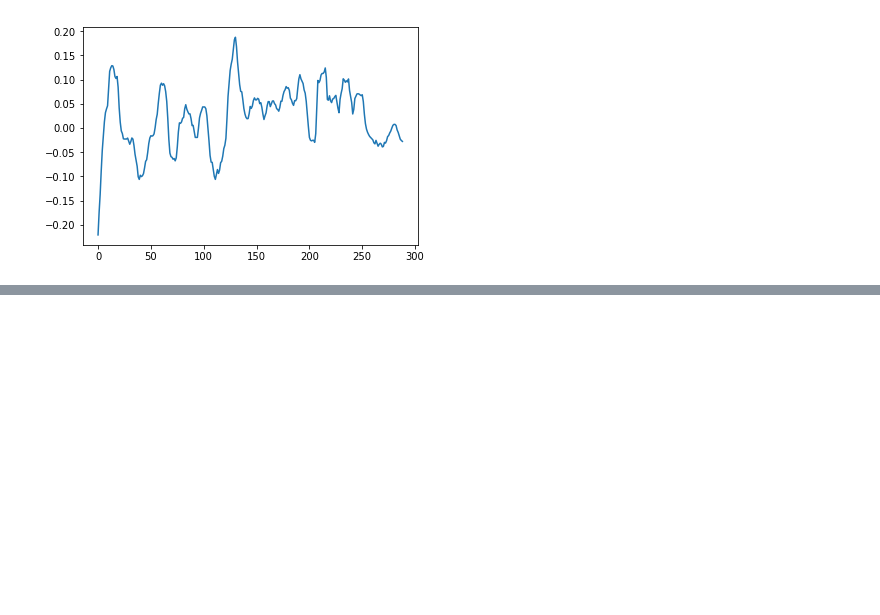
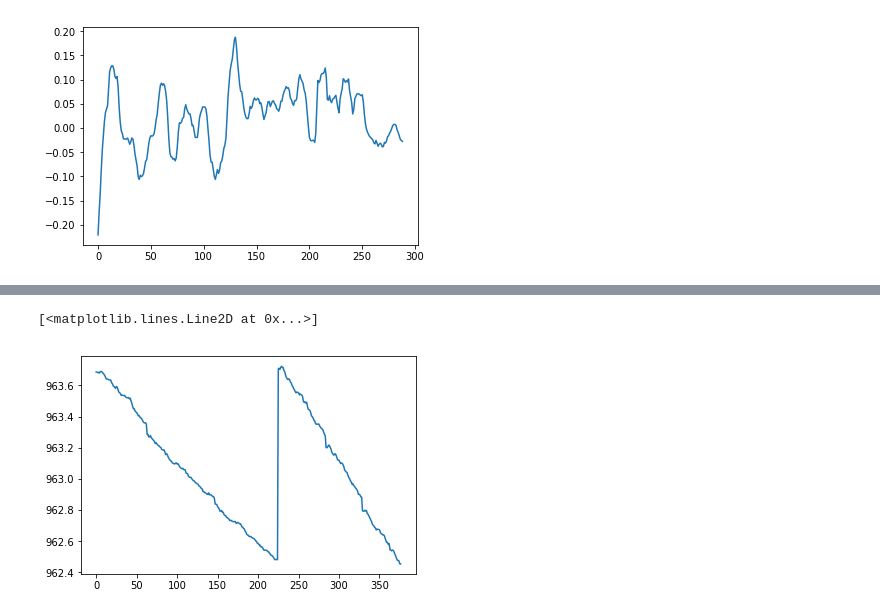
Before and after one commit to nithishr/activity_recognition, a Jupyter notebook: Raw_Pressure_Experiments.ipynb, the cells around one changed output, grey strips where cells are left out. Saved outputs shown, nothing was run; the diff lists cells and outputs as text; code cells hidden in the pictures; blank space fills up the shorter version.

```diff
--- a/Raw_Pressure_Experiments.ipynb
+++ b/Raw_Pressure_Experiments.ipynb
@@ -388,0 +588,13 @@ plt.plot(sw_sd_pr_derivative_sums_windows[1:])
+# %%
+climbing_files = ['Activity-Data/Climbing_Stairs/1/Climbing_Stairs1Pressure.csv', 'Activity-Data/Climbing_Stairs/2/Climbing_Stairs2Pressure.csv',
+                 'Activity-Data/Climbing_Stairs/3/Climbing_Stairs3Pressure.csv', 'Activity-Data/Climbing_Stairs/5/Climbing_Stairs5Pressure.csv',
+                 'Activity-Data/Climbing_Stairs/6/Climbing_Stairs6Pressure.csv', 'Activity-Data/Climbing_Stairs/7/Climbing_Stairs7Pressure.csv']
+# %%
+climb_list = []
+for climbing_file in climbing_files:
+    df = pd.read_csv(climbing_file, delimiter=',', header=0)
+    climb_list.append(df)
+climb_frame = pd.DataFrame()
+climb_frame = pd.concat(climb_list)
+print(len(climb_frame))
+climb_frame.head()
@@ -388,0 +609,5 @@ plt.plot(sw_sd_pr_derivative_sums_windows[1:])
+# %%
+plt.plot(climb_frame[' pressure'].values)
+# %% [output]
+[<matplotlib.lines.Line2D at 0x...>]
+[figure, added]
```
Also changed, not shown: parts of 33 cells of this notebook.
